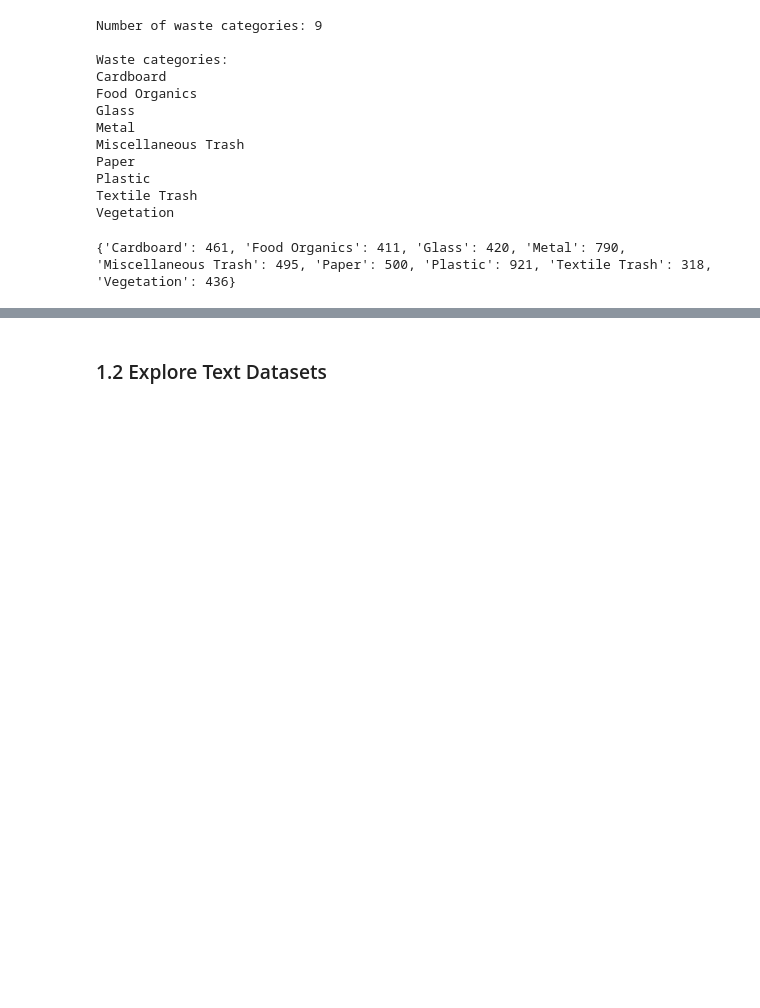
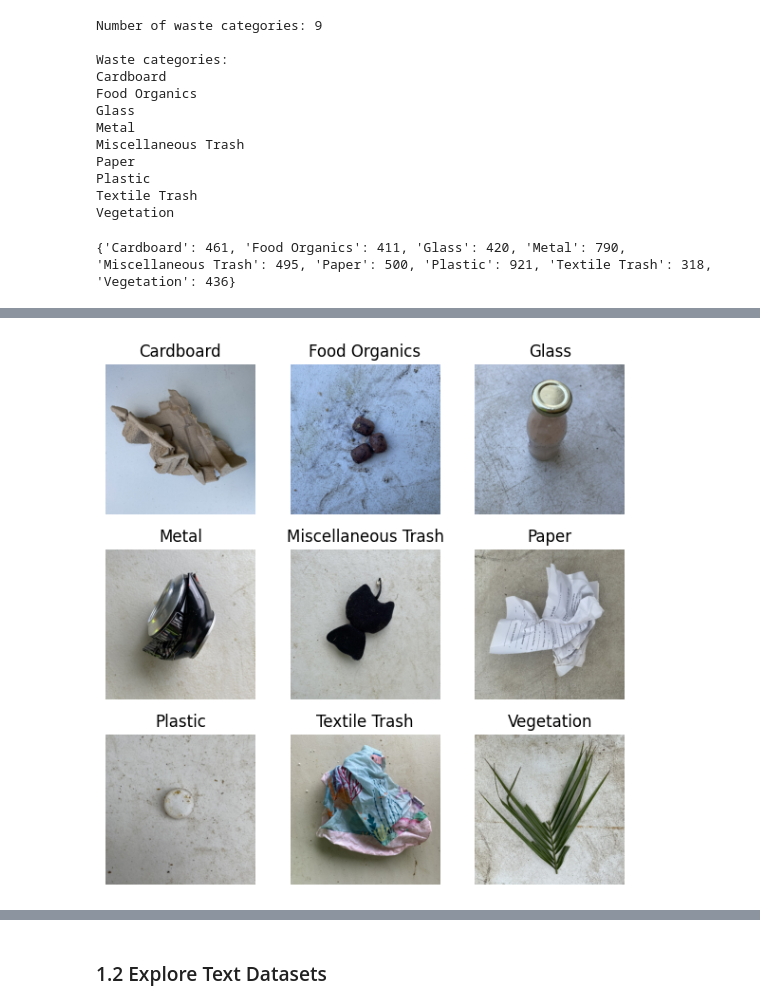
Before and after one commit to Nagirah/Waste-Management-Sytem, a Jupyter notebook: waste_management_summative.ipynb, the cells around one changed output, grey strips where cells are left out. Drawn from its saved outputs; the diff is of its cells as text; code cells hidden in the pictures; blank space fills up the shorter version.

```diff
--- a/waste_management_summative.ipynb
+++ b/waste_management_summative.ipynb
@@ -144,0 +128,29 @@ Total image files: 4752
+# %%
+# Visulaize images
+
+plt.figure(figsize=(6, 6))
+
+for i, folder in enumerate(class_folders):
+
+    # Get image files in the current category
+    images = [
+        file for file in folder.iterdir()
+        if file.suffix.lower() in {".jpg", ".jpeg", ".png"}
+    ]
+
+    # Select one random image
+    image_path = random.choice(images)
+
+    # Open the image
+    img = Image.open(image_path)
+
+    # Display it
+    plt.subplot(3, 3, i + 1)
+    plt.imshow(img)
+    plt.title(folder.name)
+    plt.axis("off")
+
+plt.tight_layout()
+plt.show()
+# %% [output]
+[figure, added]
```
Also changed, not shown: parts of 6 cells of this notebook.
